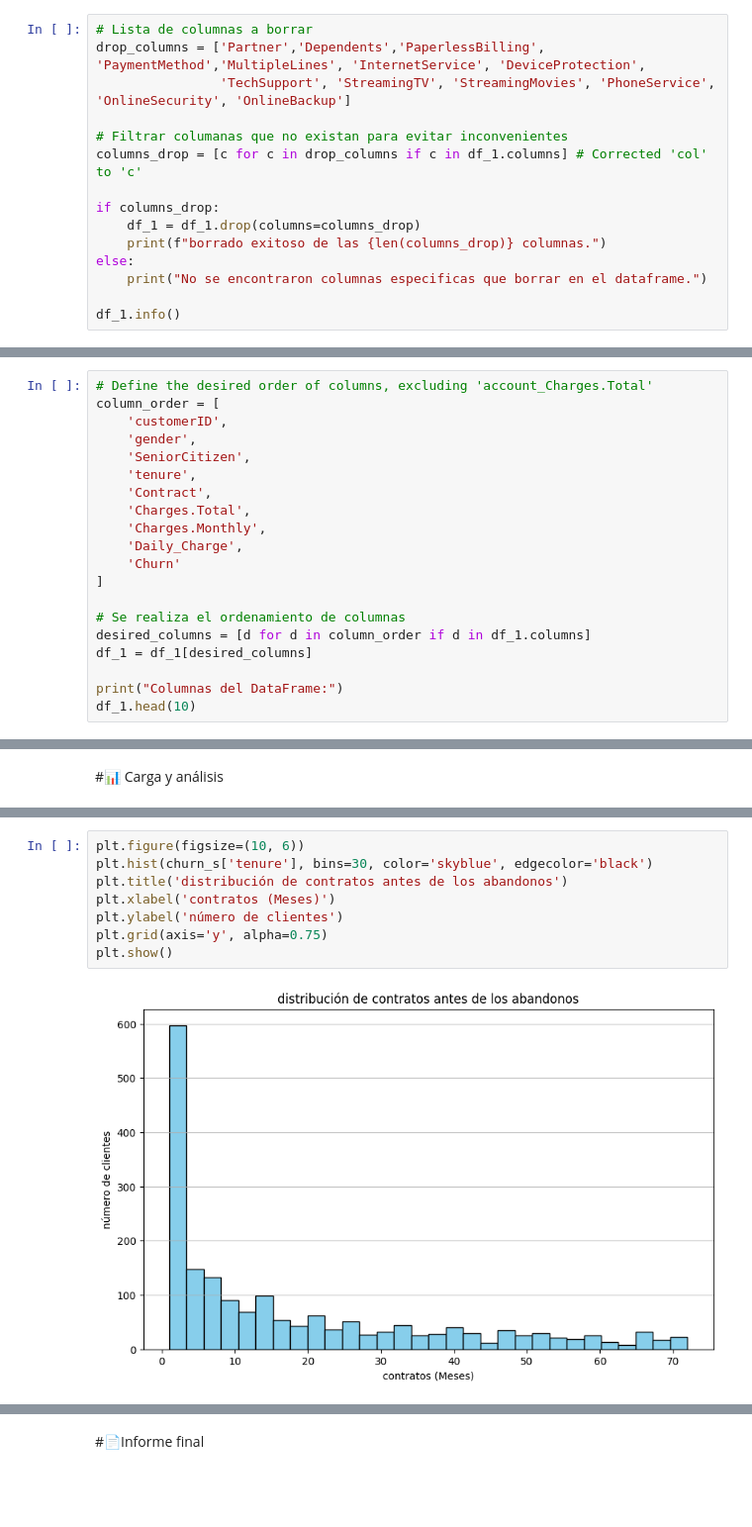
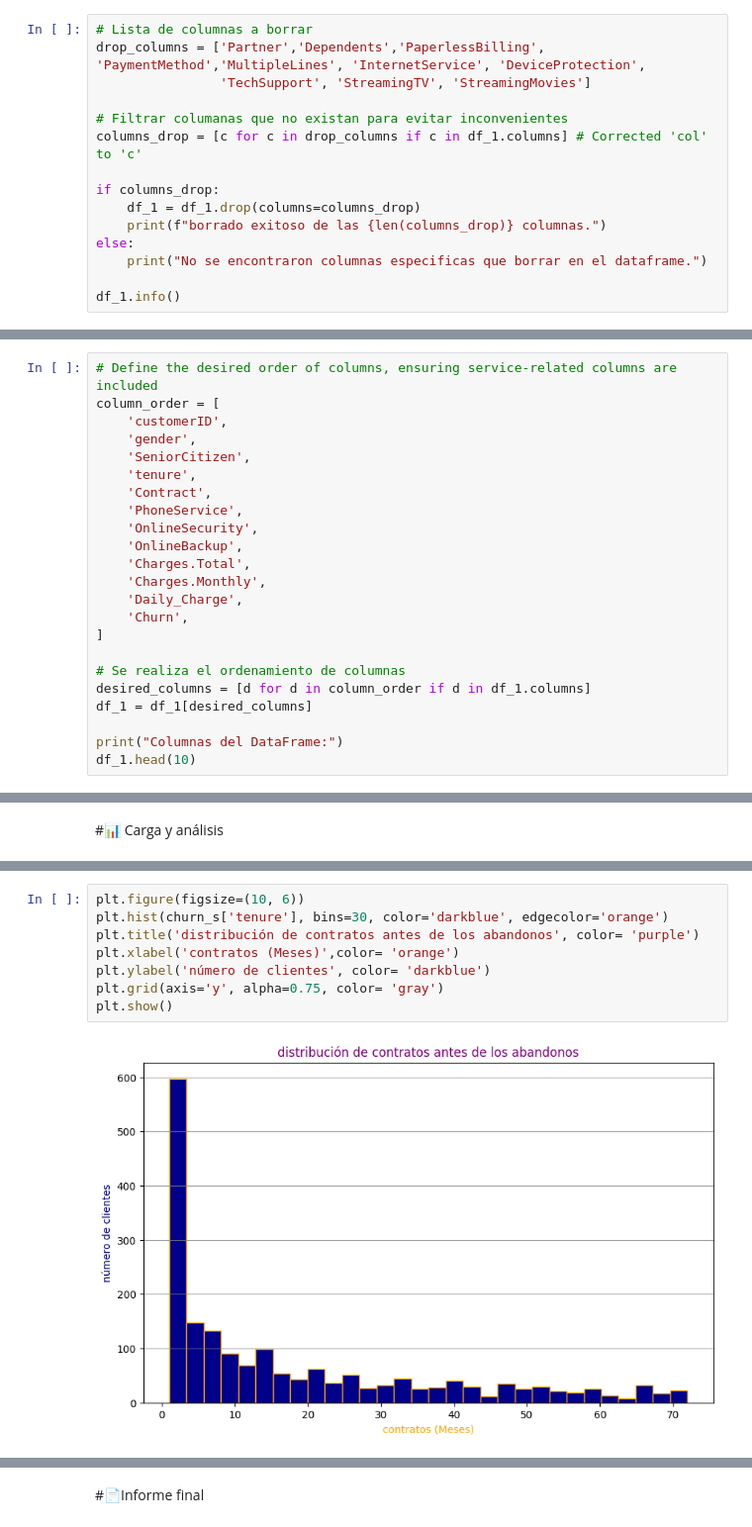
Before and after one commit to JDVAR7/Challenge-2---TelecomX-DSLatam, a Jupyter notebook: TelecomX_LATAM.ipynb, the cells around one changed output, grey strips where cells are left out. Shown at 99% size. Drawn from its saved outputs; the diff is of its cells as text; blank space fills up the shorter version.

```diff
--- a/TelecomX_LATAM.ipynb
+++ b/TelecomX_LATAM.ipynb
@@ -124,7 +122,7 @@ Columnas y sus nuevos nombres:
 # %%
 # Lista de columnas a borrar
 drop_columns = ['Partner','Dependents','PaperlessBilling', 'PaymentMethod','MultipleLines', 'InternetService', 'DeviceProtection',
-                'TechSupport', 'StreamingTV', 'StreamingMovies', 'PhoneService', 'OnlineSecurity', 'OnlineBackup']
+                'TechSupport', 'StreamingTV', 'StreamingMovies']
 
 # Filtrar columanas que no existan para evitar inconvenientes
 columns_drop = [c for c in drop_columns if c in df_1.columns] # Corrected 'col' to 'c'
@@ -169,15 +168,18 @@ display(df_1.head(7))
 # %%
-# Define the desired order of columns, excluding 'account_Charges.Total'
+# Define the desired order of columns, ensuring service-related columns are included
 column_order = [
     'customerID',
     'gender',
     'SeniorCitizen',
     'tenure',
     'Contract',
+    'PhoneService',
+    'OnlineSecurity',
+    'OnlineBackup',
     'Charges.Total',
     'Charges.Monthly',
     'Daily_Charge',
-    'Churn'
+    'Churn',
 ]
 
 # Se realiza el ordenamiento de columnas
@@ -304,14 +346,14 @@ Clientes que abandonaron con la empresa:
 Total de clientes: 1869
 # %%
 plt.figure(figsize=(10, 6))
-plt.hist(churn_s['tenure'], bins=30, color='skyblue', edgecolor='black')
-plt.title('distribución de contratos antes de los abandonos')
-plt.xlabel('contratos (Meses)')
-plt.ylabel('número de clientes')
-plt.grid(axis='y', alpha=0.75)
+plt.hist(churn_s['tenure'], bins=30, color='darkblue', edgecolor='orange')
+plt.title('distribución de contratos antes de los abandonos', color= 'purple')
+plt.xlabel('contratos (Meses)',color= 'orange')
+plt.ylabel('número de clientes', color= 'darkblue')
+plt.grid(axis='y', alpha=0.75, color= 'gray')
 plt.show()
 # %% [output]
-[figure, old version]
+[figure, new version]
 # %%
 # Personas que han abandonaron la empresa, siendo mayores de 65.
 mayors = churn_s[churn_s['SeniorCitizen'] == 1].copy()
```
Also changed, not shown: parts of 35 cells of this notebook.
